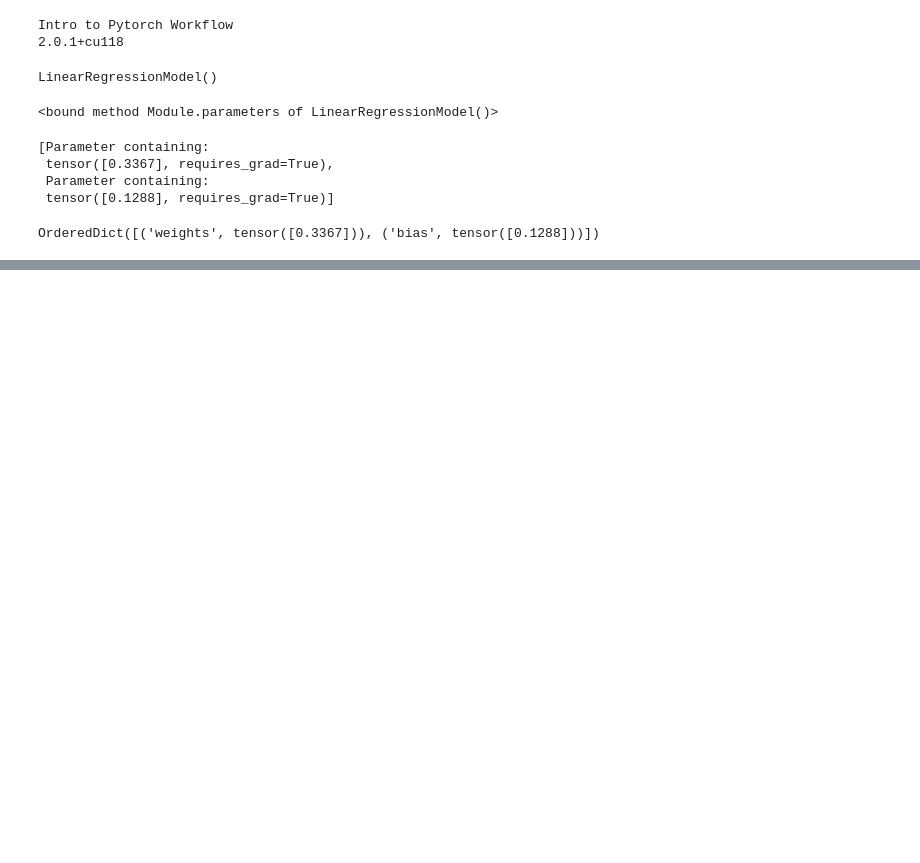
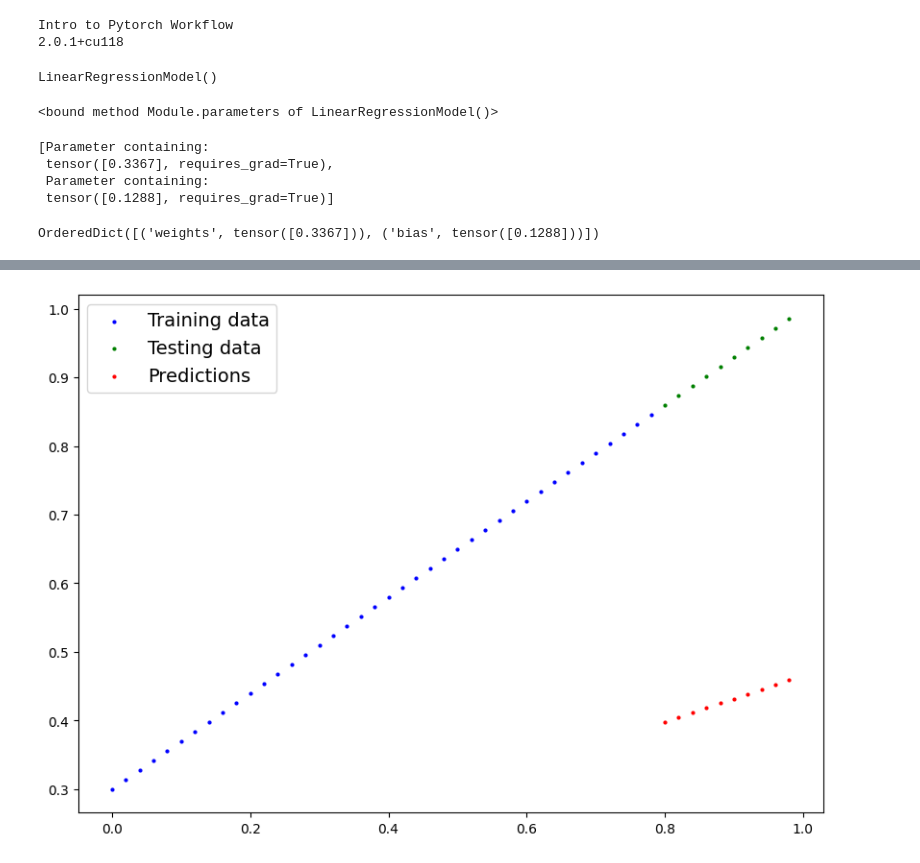
Before and after one commit to afirdousi/pytorch-basics, a Jupyter notebook: 005_pytorch_workflows_2.ipynb, the cells around one changed output, grey strips where cells are left out. Drawn from its saved outputs; the diff is of its cells as text; code cells hidden in the pictures; blank space fills up the shorter version.

```diff
--- a/005_pytorch_workflows_2.ipynb
+++ b/005_pytorch_workflows_2.ipynb
@@ -102,2 +142,7 @@ bias = 0.3
 # %%
 # the work of the model should be to go from random value to the above 2 values use gradient decent and back propagation
+# %%
+# Making predictions using torch.inference_mode()
+
+with torch.inference_mode():
+  y_predictions = model_one(X_test)
@@ -103,0 +170,8 @@ bias = 0.3
+# %%
+plot_predictions(X_train,
+                 y_train,
+                 X_test,
+                 y_test,
+                 y_predictions)
+# %% [output]
+[figure, added]
```
Also changed, not shown: parts of 4 cells of this notebook.
